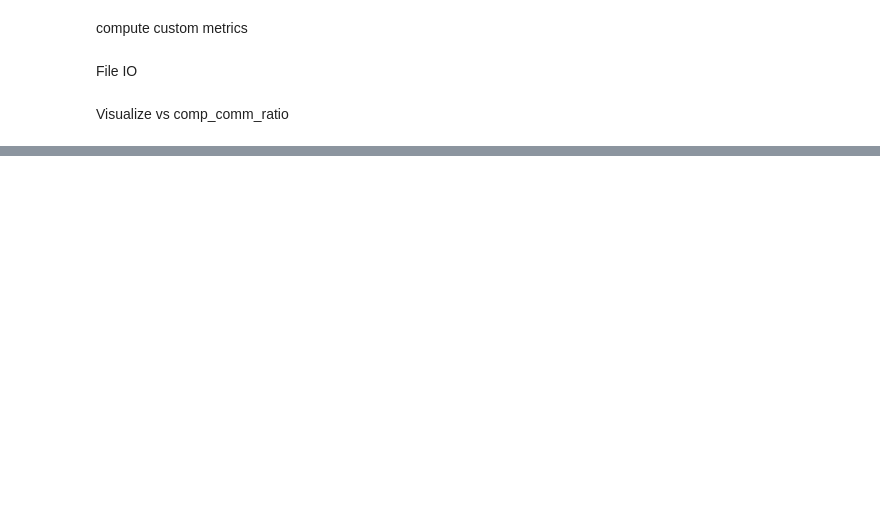
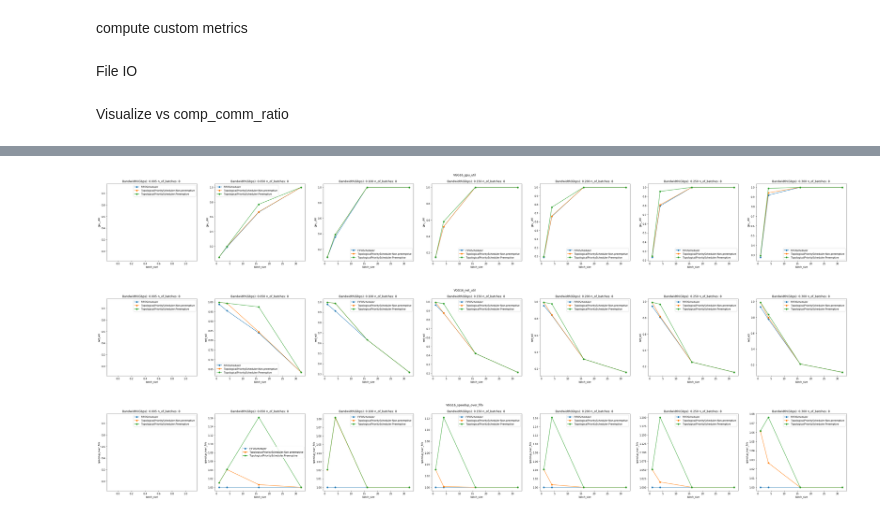
Before and after one commit to ChenYuHo/schedule-simulator, a Jupyter notebook: schedule_simulator_core/simulation_presets_visualization.ipynb, the cells around one changed output, grey strips where cells are left out. Saved outputs shown, nothing was run; the diff lists cells and outputs as text; code cells hidden in the pictures; blank space fills up the shorter version.

```diff
--- a/schedule_simulator_core/simulation_presets_visualization.ipynb
+++ b/schedule_simulator_core/simulation_presets_visualization.ipynb
@@ -263,25 +260,18 @@ for y in targets:
 # %%
 for y in targets:
-    f = line_plot_grid(summary["results"], title="{}_{}".format(file_prefix, y), save=False,
+    f = line_plot_grid(summary["results"], title="{}_{}".format("VGG16", y), save=False,
                    x="batch_size",
                    y=y,
                    line_variable=("network_scheduler"),
                    row_variable=("Bandwidth(Gbps)", ["0.005","0.050", "0.100","0.150", "0.200","0.250","0.300"]),
                    column_variable="n_of_batches",
                    label_length=float("inf"),
                    subplot_size=(8,6)
                 )
     file.savefig(f)
-# for y in targets:
-#     f = line_plot_grid(summary["results"], title="{}_{}".format(file_prefix, y), save=False,
-#                    x="n_of_batches",
-#                    y=y,
-#                    line_variable="network_scheduler",
-#                    row_variable=("Bandwidth(Gbps)", ["0.40","0.60", "0.80","1.00", "1.20","1.40"]),
-#                    column_variable="batch_size",
-#                    label_length=float("inf"),
-#                    subplot_size=(8,6)
-#                 )
-#     file.savefig(f)
+# %% [output]
+[figure, added]
+[figure, added]
+[figure, added]
 # %%
 file.close()
```
Also changed, not shown: parts of 4 cells of this notebook, 6 other files.
